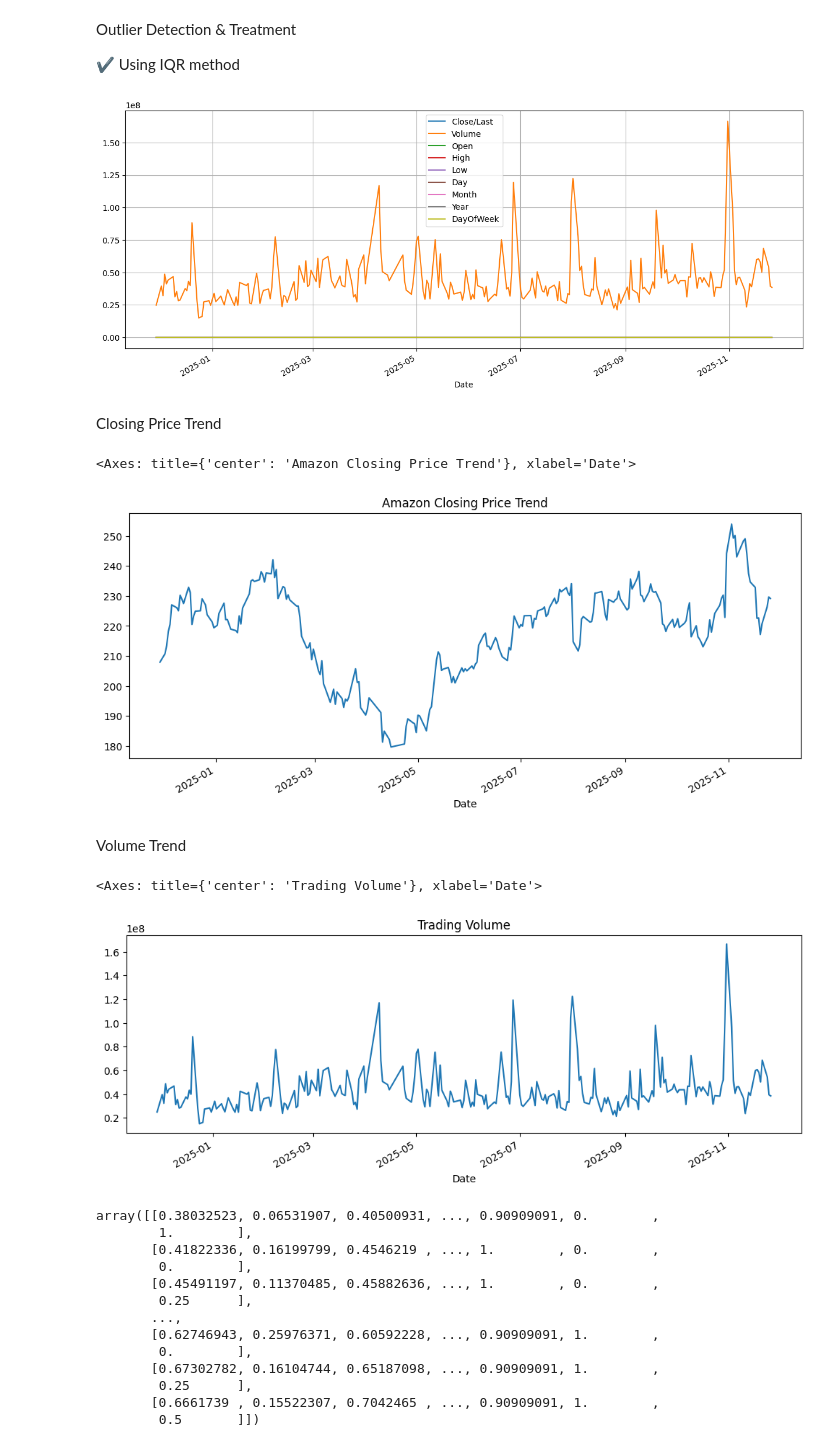
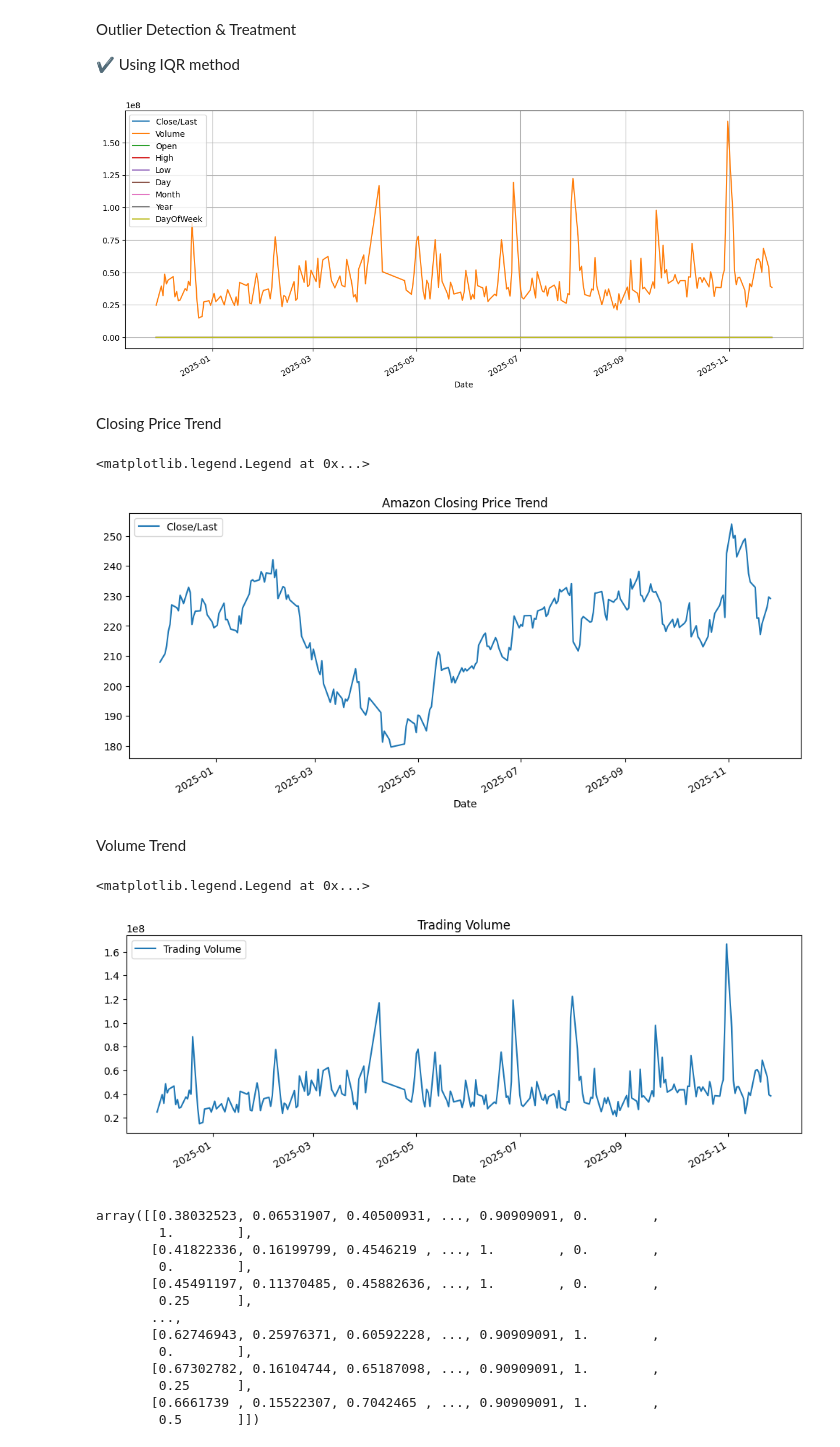
Before and after one commit to meghana2343/ADS-Project, a Jupyter notebook: stockprediction.ipynb, the cells around one changed output. Saved outputs shown, nothing was run; the diff lists cells and outputs as text; code cells hidden in the pictures.

```diff
--- a/stockprediction.ipynb
+++ b/stockprediction.ipynb
@@ -231,29 +231,31 @@ Outlier Detection & Treatment
 # %%
 Q1 = dataset['Close/Last'].quantile(0.25)
 Q3 = dataset['Close/Last'].quantile(0.75)
 IQR = Q3 - Q1
 dataset = dataset[(dataset['Close/Last'] >= Q1 - 1.5*IQR) &
                   (dataset['Close/Last'] <= Q3 + 1.5*IQR)]
 dataset.plot(figsize=(15, 6))
-plt.legend()
+plt.legend(loc='upper left')
 plt.grid(True)
 plt.show()
 # %% [output]
-[figure, old version]
+[figure, new version]
 # %% [markdown]
 Closing Price Trend
 # %%
-dataset['Close/Last'].plot(figsize=(12,5), title="Amazon Closing Price Trend")
+dataset['Close/Last'].plot(figsize=(12,5), title="Amazon Closing Price Trend", label='Close/Last')
+plt.legend()
 # %% [output]
-<Axes: title={'center': 'Amazon Closing Price Trend'}, xlabel='Date'>
+<matplotlib.legend.Legend at 0x...>
-[figure, old version]
+[figure, new version]
 # %% [markdown]
 Volume Trend
 # %%
-dataset['Volume'].plot(figsize=(12,4), title="Trading Volume")
+dataset['Volume'].plot(figsize=(12,4), title="Trading Volume", label='Trading Volume')
+plt.legend()
 # %% [output]
-<Axes: title={'center': 'Trading Volume'}, xlabel='Date'>
+<matplotlib.legend.Legend at 0x...>
-[figure, old version]
+[figure, new version]
 # %%
 ##data normalization
 scaler = MinMaxScaler()
```
Also changed, not shown: parts of 4 cells of this notebook.
